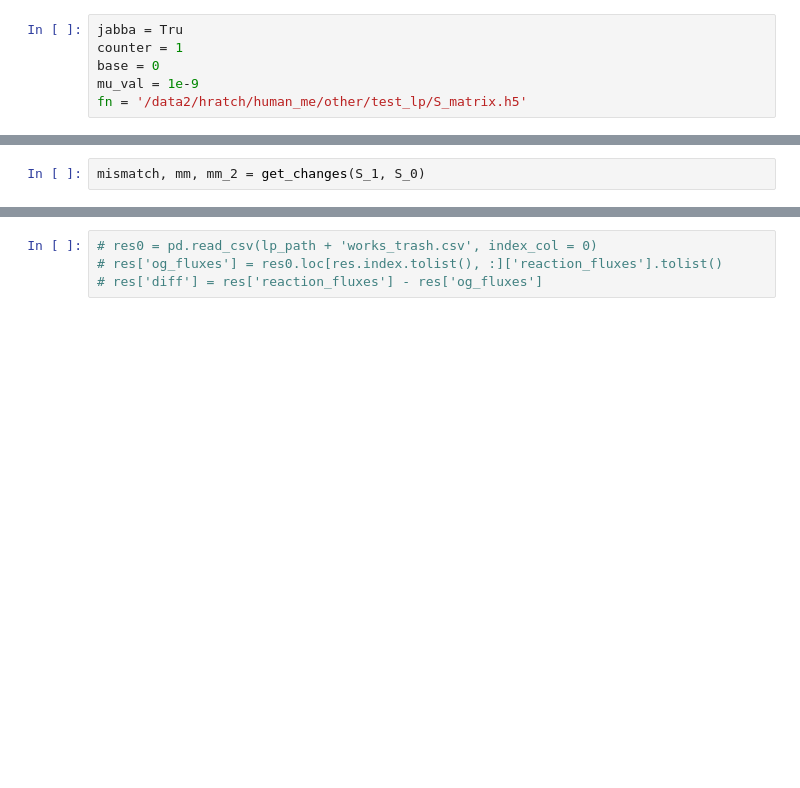
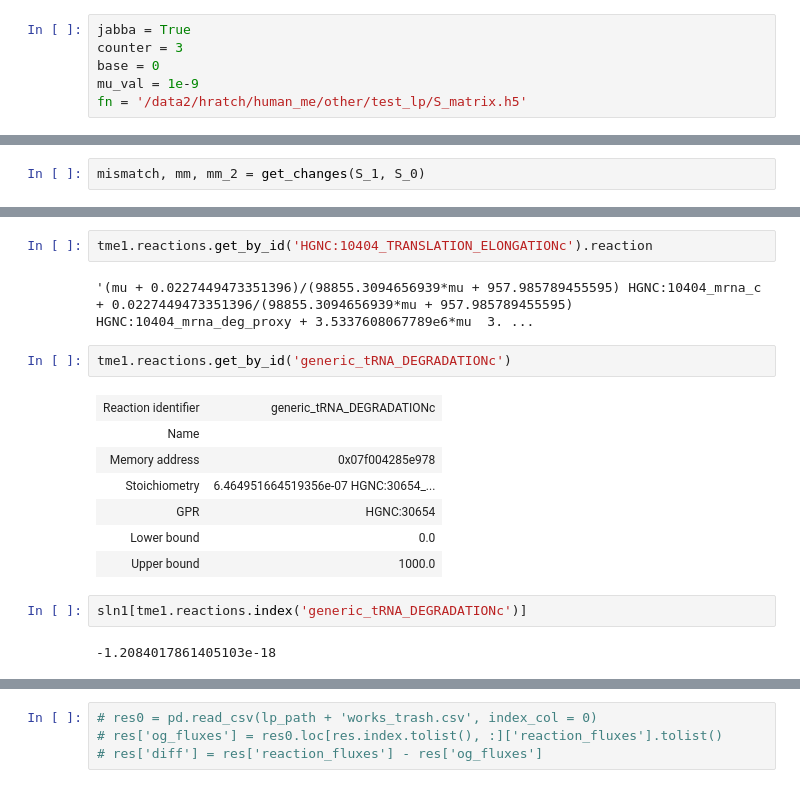
Before and after one commit to hmbaghdassarian/human_me, a Jupyter notebook: notebooks/expression/LP_TEST/stoichiometric_changes.ipynb, the cells around one changed output, grey strips where cells are left out. Cells and saved outputs as stored; diff of their text form; blank space fills up the shorter version.

```diff
--- a/notebooks/expression/LP_TEST/stoichiometric_changes.ipynb
+++ b/notebooks/expression/LP_TEST/stoichiometric_changes.ipynb
@@ -23,6 +21,6 @@ ERROR:cobra.io.sbml:No objective coefficients in model. Unclear what should be o
 # %%
-jabba = Tru
-counter = 1
+jabba = True
+counter = 3
 base = 0
 mu_val = 1e-9
 fn = '/data2/hratch/human_me/other/test_lp/S_matrix.h5'
@@ -201,2 +260,20 @@ mm[m_idx]
+# %%
+tme1.reactions.get_by_id('HGNC:10404_TRANSLATION_ELONGATIONc').reaction
+# %% [output]
+'(mu + 0.0227449473351396)/(98855.3094656939*mu + 957.985789455595) HGNC:10404_mrna_c + 0.0227449473351396/(98855.3094656939*mu + 957.985789455595) HGNC:10404_mrna_deg_proxy + 3.5337608067789e6*mu  3. ...
+# %%
+tme1.reactions.get_by_id('generic_tRNA_DEGRADATIONc')
+# %% [output]
+| Reaction identifier | generic_tRNA_DEGRADATIONc |
+| Name |  |
+| Memory address | 0x07f004285e978 |
+| Stoichiometry | 6.464951664519356e-07 HGNC:30654_... |
+| GPR | HGNC:30654 |
+| Lower bound | 0.0 |
+| Upper bound | 1000.0 |
+# %%
+sln1[tme1.reactions.index('generic_tRNA_DEGRADATIONc')]
+# %% [output]
+-1.2084017861405103e-18
 # %%
 S_1.iloc[m_idx, mm[m_idx]['reactions']]
```
Also changed, not shown: parts of 21 cells of this notebook, 34 other files.
